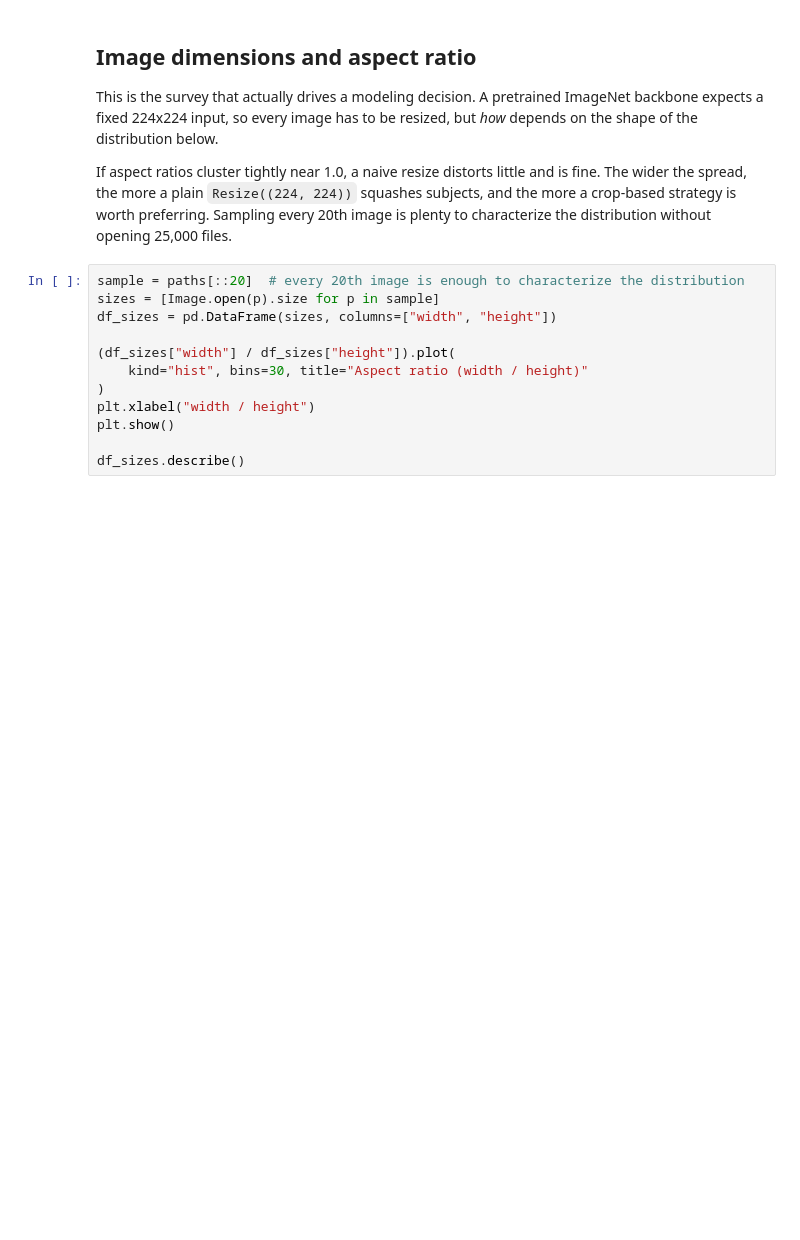
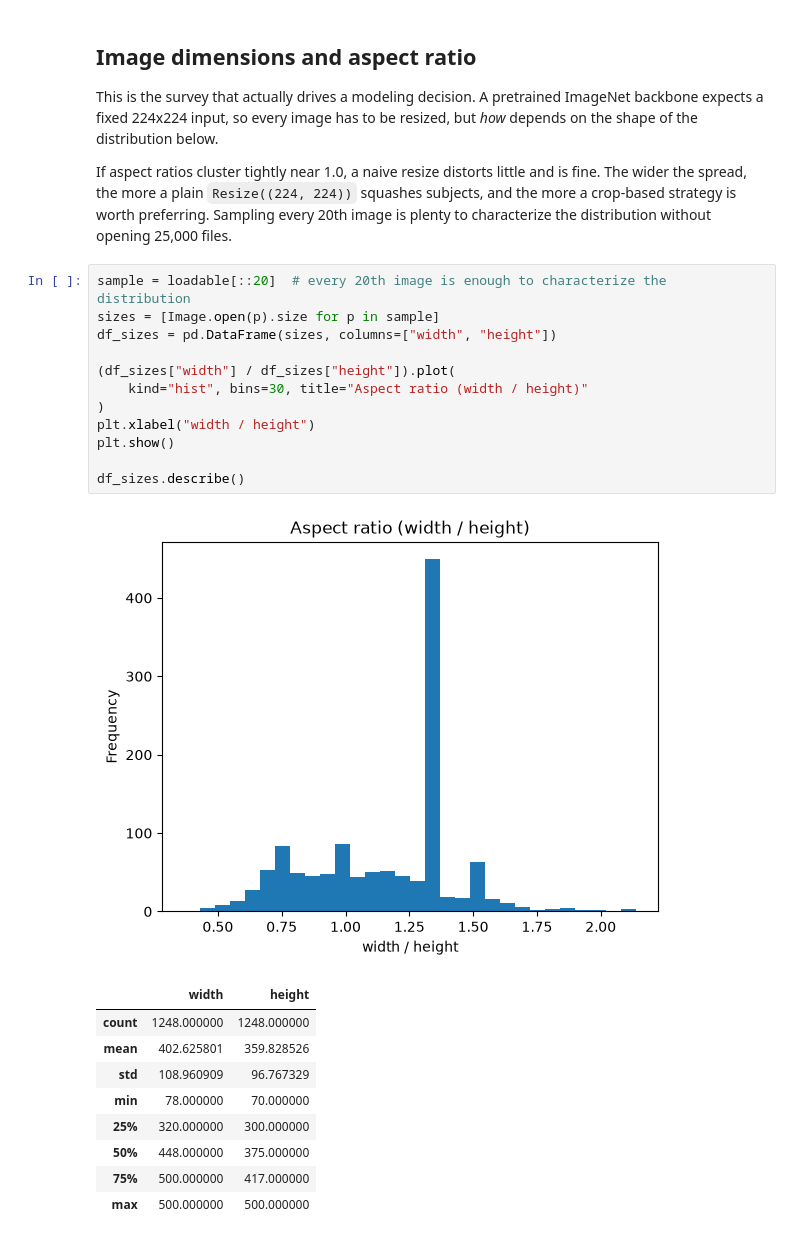
Before and after one commit to ianlopezdiaz/kaggle-cats-vs-dogs, a Jupyter notebook: notebooks/01_eda.ipynb, the cells around one changed output. Saved outputs shown, nothing was run; the diff lists cells and outputs as text; blank space fills up the shorter version.

```diff
--- a/notebooks/01_eda.ipynb
+++ b/notebooks/01_eda.ipynb
@@ -81,17 +141,28 @@ The wider the spread, the more a plain `Resize((224, 224))` squashes subjects, a
 more a crop-based strategy is worth preferring. Sampling every 20th image is plenty to
 characterize the distribution without opening 25,000 files.
 # %%
-sample = paths[::20]  # every 20th image is enough to characterize the distribution
+sample = loadable[::20]  # every 20th image is enough to characterize the distribution
 sizes = [Image.open(p).size for p in sample]
 df_sizes = pd.DataFrame(sizes, columns=["width", "height"])
 
 (df_sizes["width"] / df_sizes["height"]).plot(
     kind="hist", bins=30, title="Aspect ratio (width / height)"
 )
 plt.xlabel("width / height")
 plt.show()
 
 df_sizes.describe()
+# %% [output]
+[figure, added]
+|  | width | height |
+| count | 1248.000000 | 1248.000000 |
+| mean | 402.625801 | 359.828526 |
+| std | 108.960909 | 96.767329 |
+| min | 78.000000 | 70.000000 |
+| 25% | 320.000000 | 300.000000 |
+| 50% | 448.000000 | 375.000000 |
+| 75% | 500.000000 | 417.000000 |
+| max | 500.000000 | 500.000000 |
 # %% [markdown]
 The takeaway feeds directly into `build_transforms` in `src/catsdogs/dataset.py`:
 training uses `RandomResizedCrop`, which samples a random 80-100% region and resizes it
```
Also changed, not shown: parts of 12 cells of this notebook, 11 other files.
